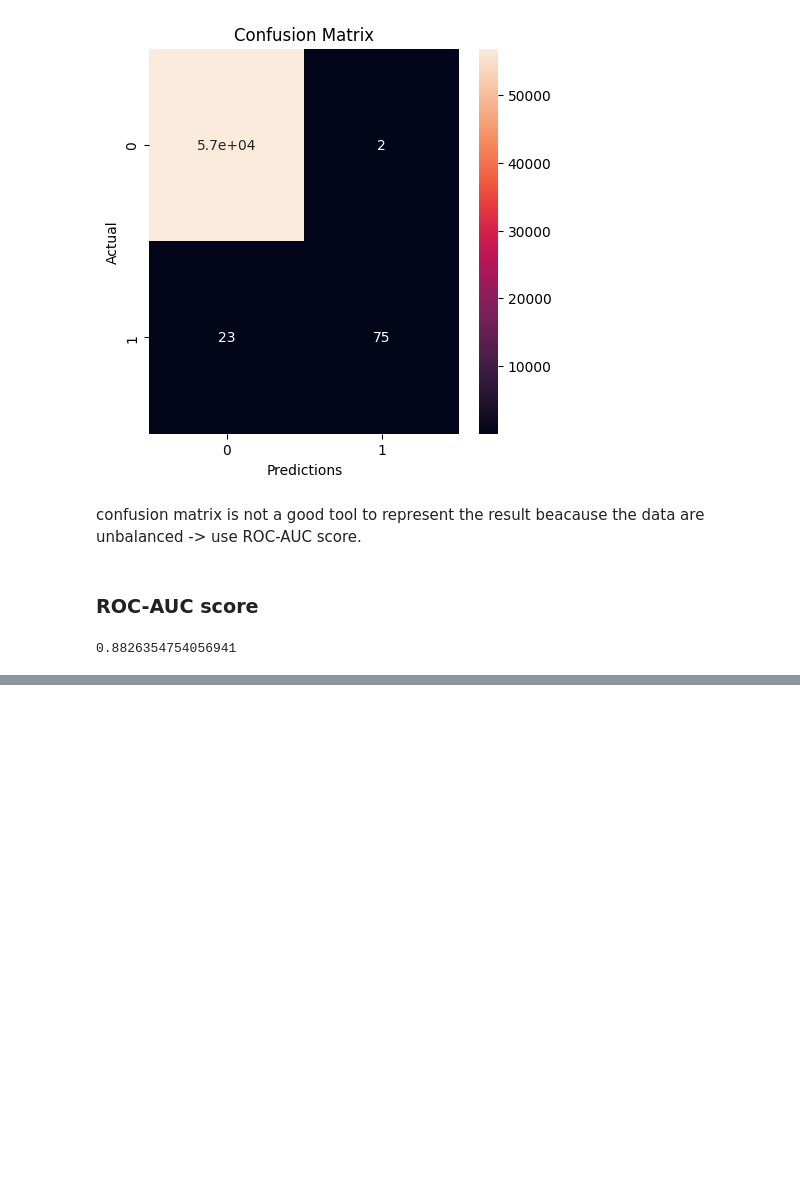
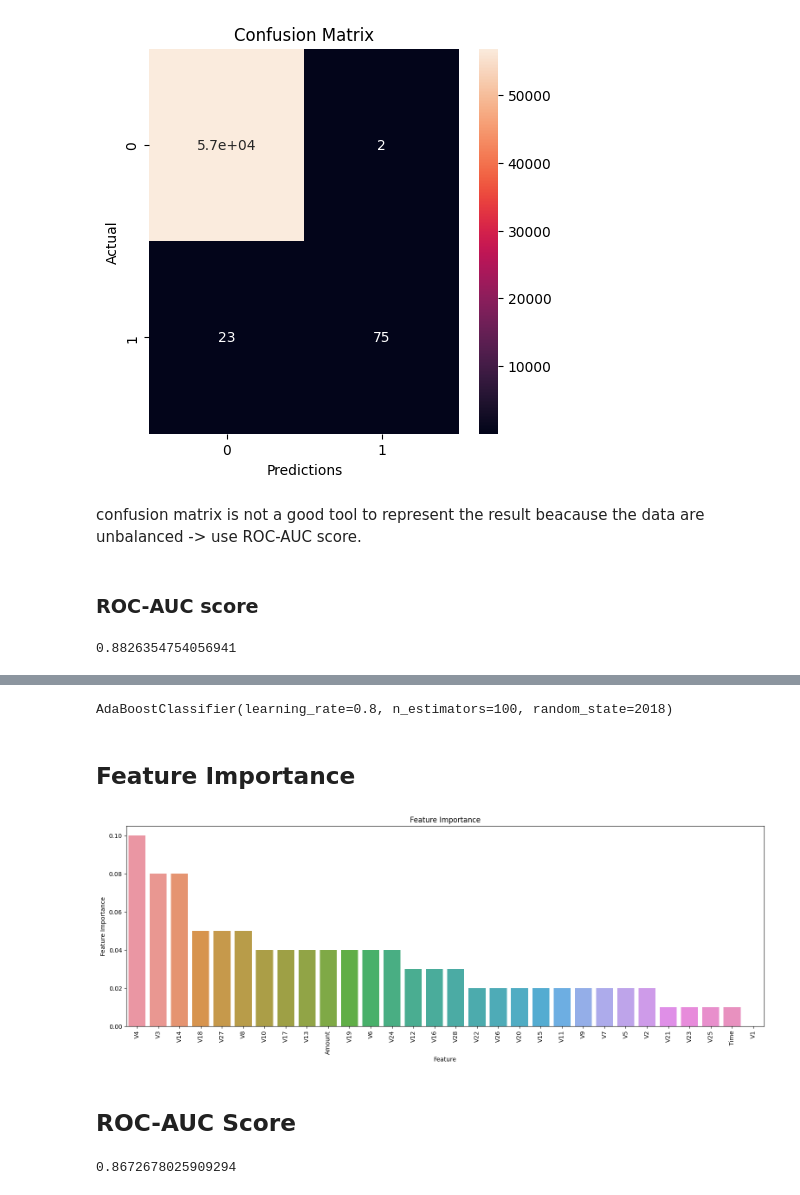
Before and after one commit to gavanp/credit_card_fraud_detection, a Jupyter notebook: Credit_Card_Fraud_Detection.ipynb, the cells around one changed output, grey strips where cells are left out. Drawn from its saved outputs; the diff is of its cells as text; code cells hidden in the pictures; blank space fills up the shorter version.

Commit message:
Kaggle Notebook | notebook0cb60a8996 | AdaBoostClassifier

```diff
--- a/Credit_Card_Fraud_Detection.ipynb
+++ b/Credit_Card_Fraud_Detection.ipynb
@@ -333,0 +342,12 @@ roc_auc_score(y_test.values, pred)
+# %%
+#prepare model
+clf = AdaBoostClassifier(random_state=2018,
+                         algorithm='SAMME.R',
+                         learning_rate=0.8,
+                         n_estimators=100
+                        )
+# %%
+#fit the model
+clf.fit(X_train, y_train)
+# %% [output]
+AdaBoostClassifier(learning_rate=0.8, n_estimators=100, random_state=2018)
@@ -333,0 +357,20 @@ roc_auc_score(y_test.values, pred)
+# %% [markdown]
+## Feature Importance
+# %%
+featimp_df = pd.DataFrame({'Feature':X.columns, 'Feature Importance': clf.feature_importances_})
+featimp_df = featimp_df.sort_values(by='Feature Importance', ascending=False)
+featimp_df.head()
+
+fig, ax = plt.subplots(1,1, figsize=(19,6))
+ax.set_title('Feature Importance')
+ax = sns.barplot(x='Feature', y='Feature Importance', data=featimp_df)
+ax.set_xticklabels(ax.get_xticklabels(),rotation=90)
+plt.show()
+# %% [output]
+[figure, added]
+# %% [markdown]
+## ROC-AUC Score
+# %%
+roc_auc_score(y_test.values, pred)
+# %% [output]
+0.8672678025909294
```
Also changed, not shown: parts of 4 cells of this notebook.
